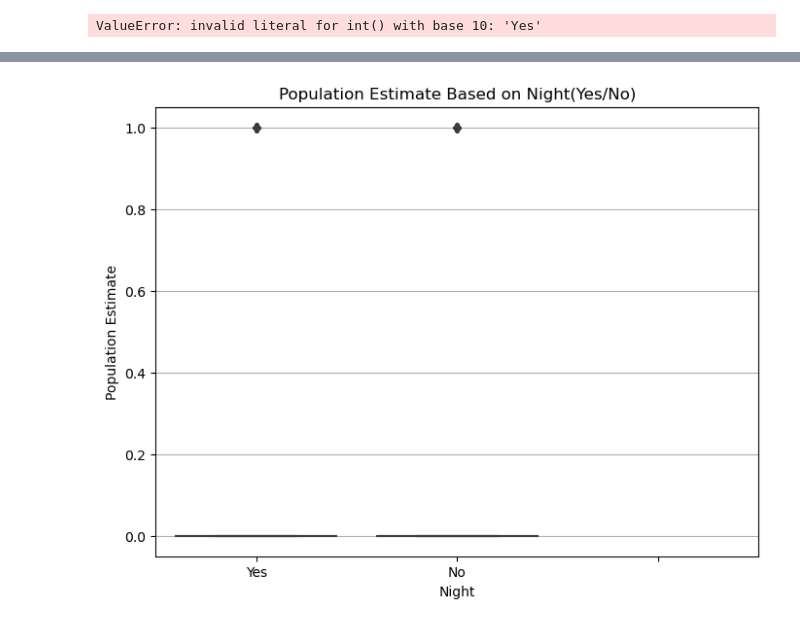
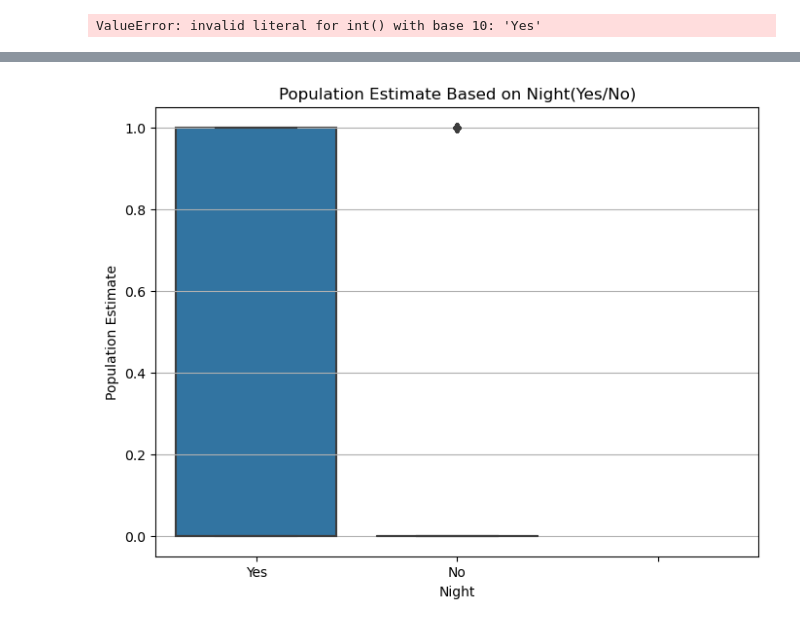
Before and after one commit to Eliab16/VDOT-crash-analysis, a Jupyter notebook: notebooks/VDOT-2.ipynb, the cells around one changed output, grey strips where cells are left out. Drawn from its saved outputs; the diff is of its cells as text; code cells hidden in the pictures.

```diff
--- a/notebooks/VDOT-2.ipynb
+++ b/notebooks/VDOT-2.ipynb
@@ -383,17 +383,17 @@ Name: distracted_notdistracted, Length: 199863, dtype: Int64
 # %%
 plt.figure(figsize=(8,6))
-sns.boxplot(x='night',y='distracted_notdistracted',data = crash_data)
+sns.boxplot(x='night',y='speed_notspeed',data = crash_data)
 # size ='persons_injured',sizes=(40,200))
 plt.title('Population Estimate Based on Night(Yes/No)')
 plt.xlabel('Night')
 plt.ylabel('Population Estimate')
 # plt.legend(title = 'legend' ,bbox_to_anchor=(1.05,1),loc='upper left')
 # plt.tight_layout()
 # plt.savefig(format='jpg', fname='pedestrian vs population')
 plt.grid(axis='y')
 plt.show()
 # %% [output]
-[figure, old version]
+[figure, new version]
 # %%
 3. Analyze the severity of crashes by examining the number of people
 seriously injured, possibly injured, pedestrian injured,
```
Also changed, not shown: parts of 18 cells of this notebook.
